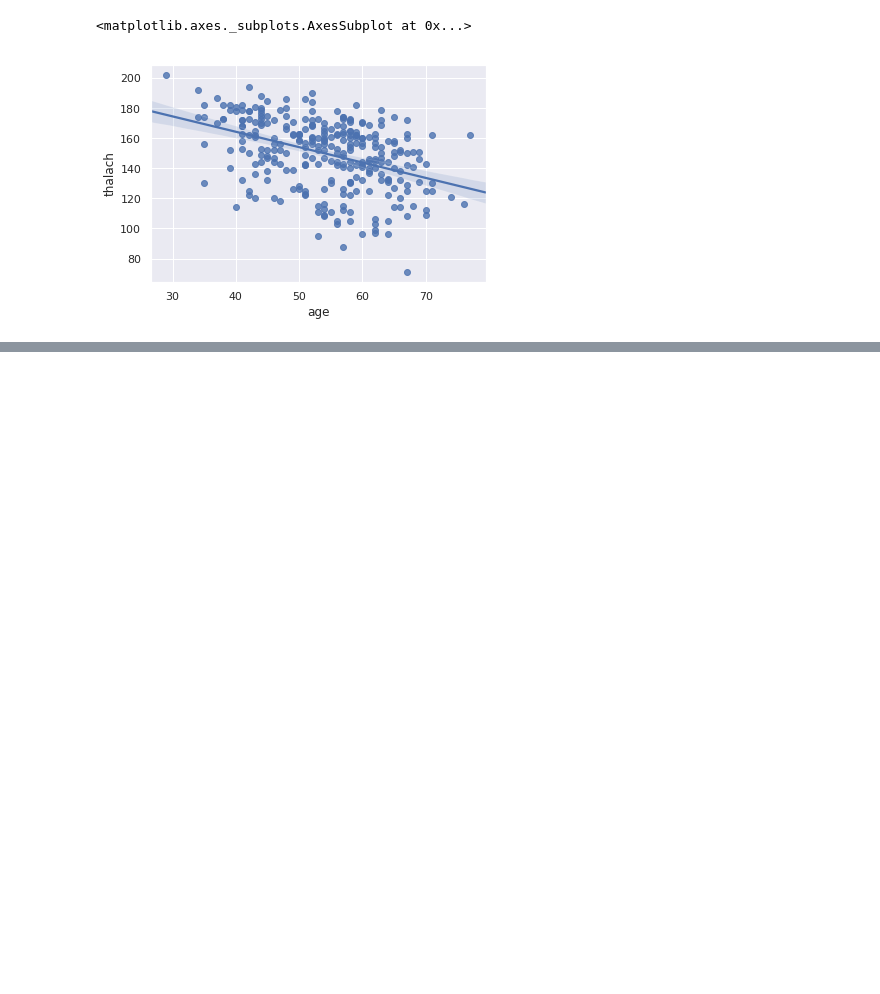
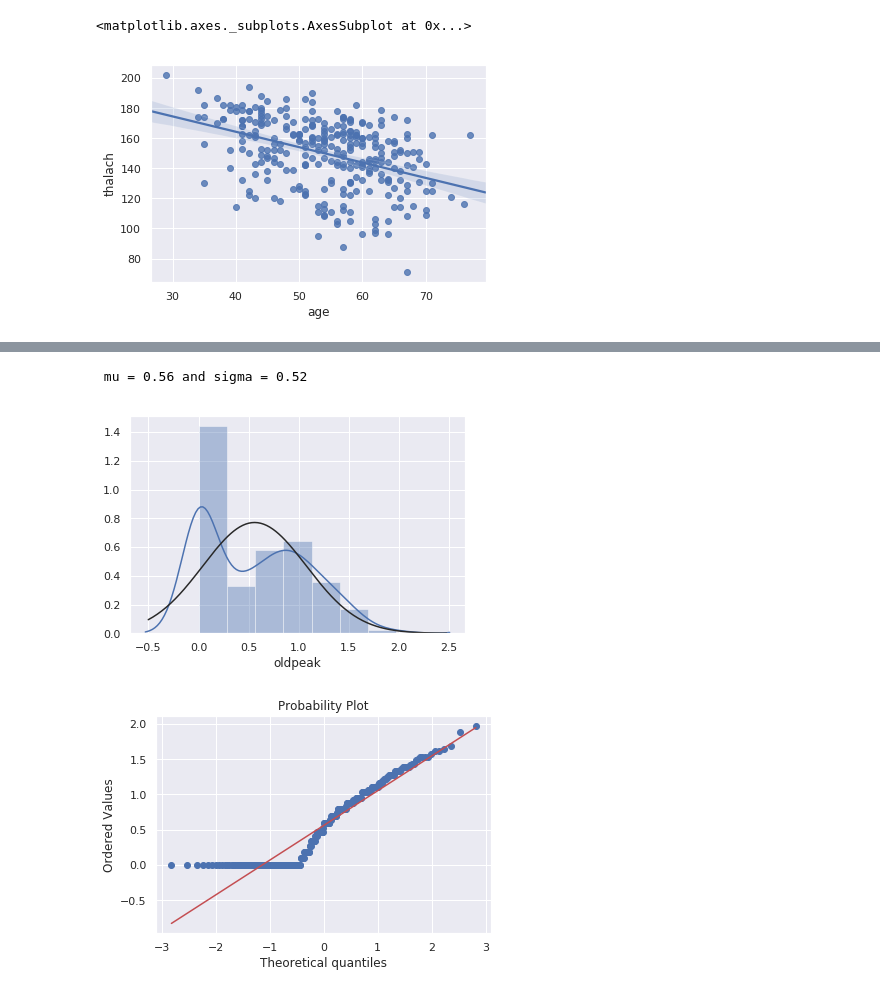
Before and after one commit to louispranata/UTS_ML2019_12741423, a Jupyter notebook: Assignment_2.ipynb, the cells around one changed output, grey strips where cells are left out. Drawn from its saved outputs; the diff is of its cells as text; code cells hidden in the pictures; blank space fills up the shorter version.

```diff
--- a/Assignment_2.ipynb
+++ b/Assignment_2.ipynb
@@ -129,0 +164,8 @@ sns.regplot(train.age,train.thalach)
+# %%
+train["oldpeak"] = np.log1p(train["oldpeak"])
+
+check_skewness('oldpeak')
+# %% [output]
+ mu = 0.56 and sigma = 0.52
+[figure, added]
+[figure, added]
```
Also changed, not shown: parts of 5 cells of this notebook.
